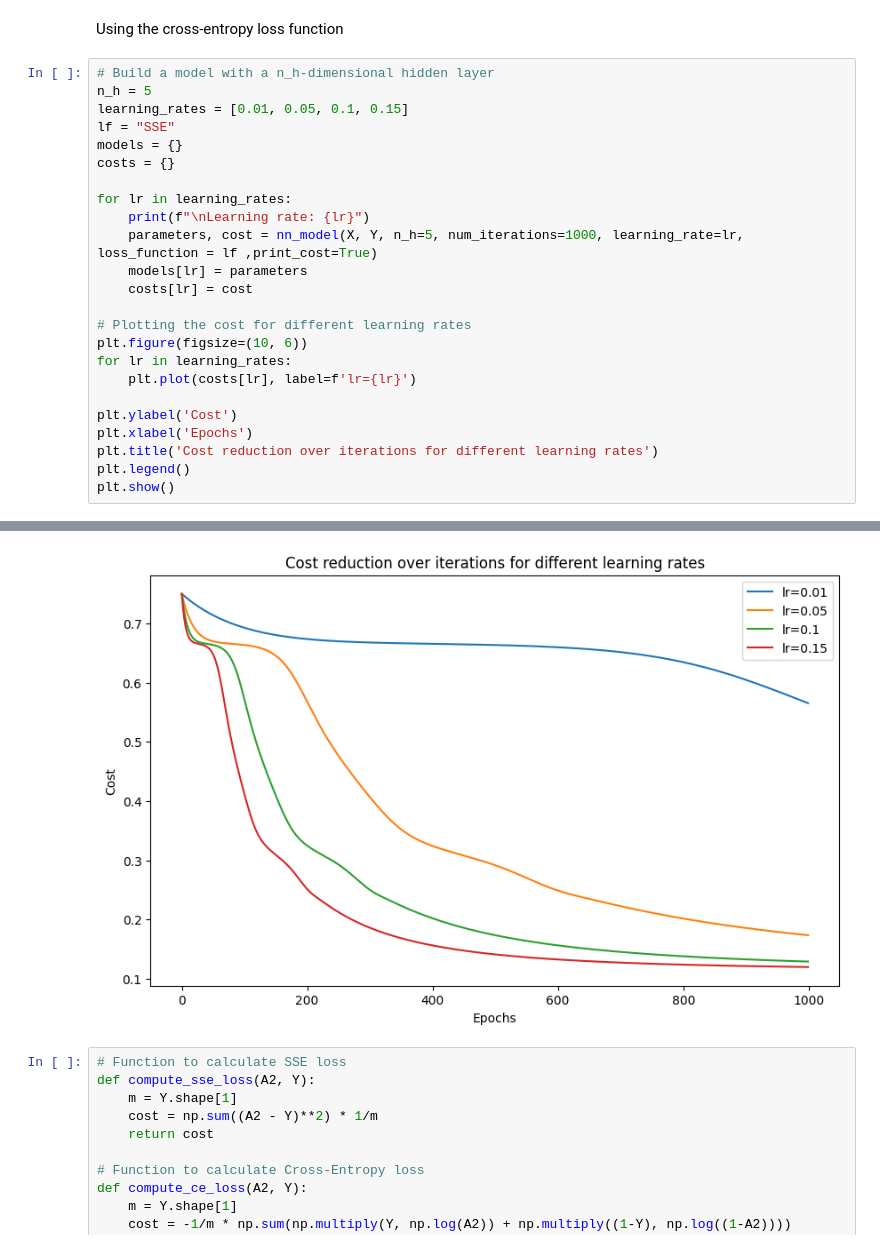
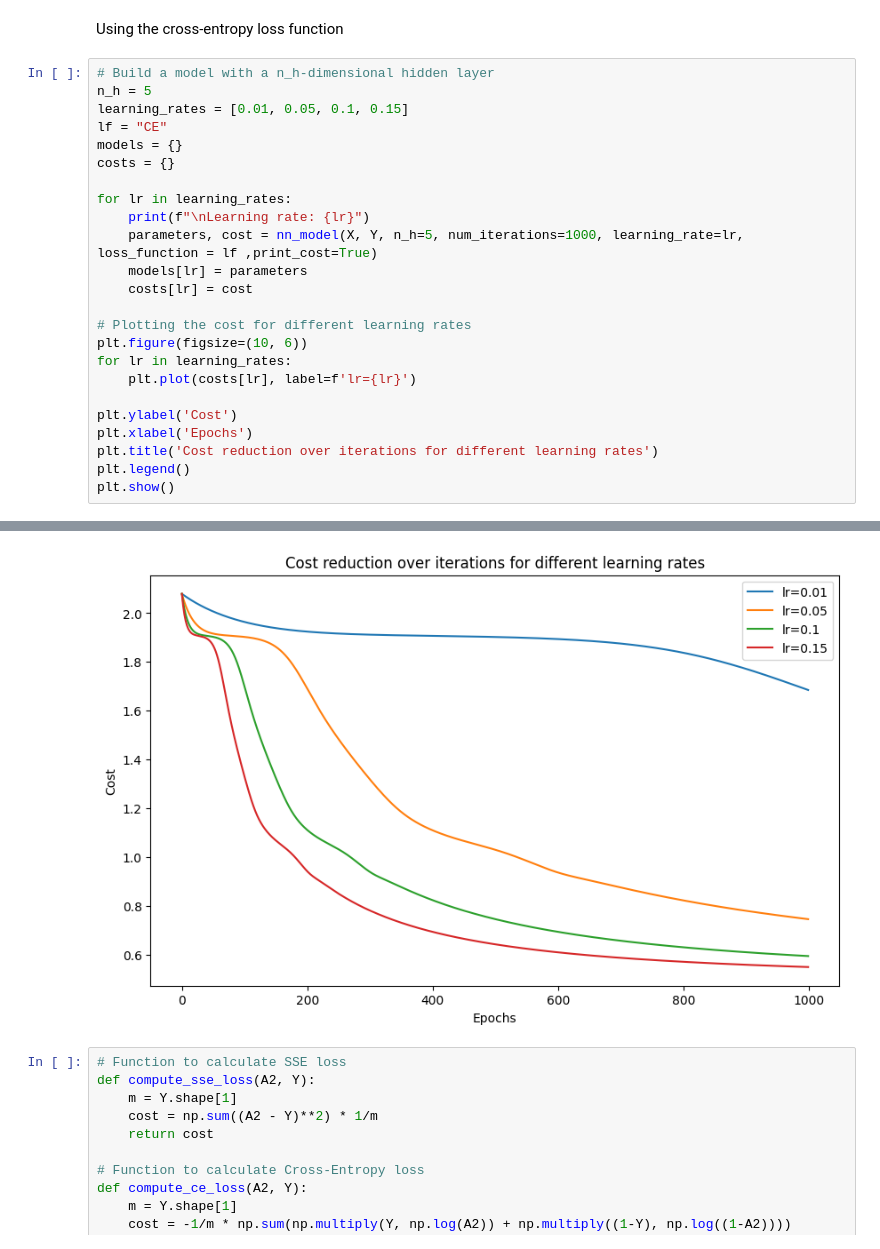
Before and after one commit to AmoguJUduka/MachineLearning, a Jupyter notebook: DeepLearningAssignments/Lab_2_Build_a_DNN_step_by_step(1).ipynb, the cells around one changed output, grey strips where cells are left out. Cells and saved outputs as stored; diff of their text form.

```diff
--- a/DeepLearningAssignments/Lab_2_Build_a_DNN_step_by_step(1).ipynb
+++ b/DeepLearningAssignments/Lab_2_Build_a_DNN_step_by_step(1).ipynb
@@ -436,7 +436,7 @@ Using the cross-entropy loss function
 # Build a model with a n_h-dimensional hidden layer
 n_h = 5
 learning_rates = [0.01, 0.05, 0.1, 0.15]
-lf = "SSE"
+lf = "CE"
 models = {}
 costs = {}
 
@@ -477,4 +477,4 @@ Cost after iteration 900: 0.121400
-[figure, old version]
+[figure, new version]
 # %%
 # Function to calculate SSE loss
 def compute_sse_loss(A2, Y):
```
Also changed, not shown: parts of 4 cells of this notebook.
